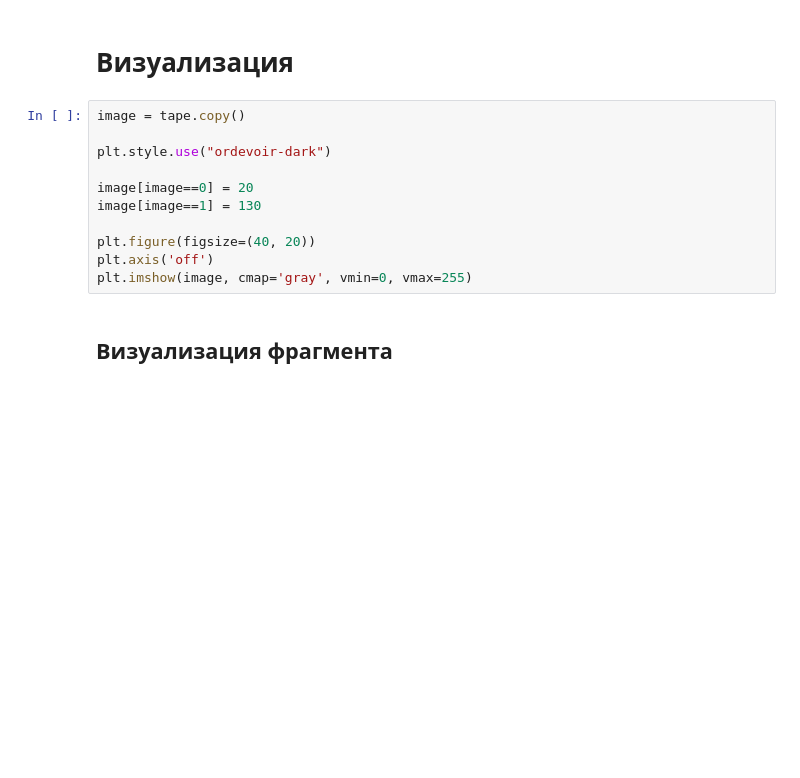
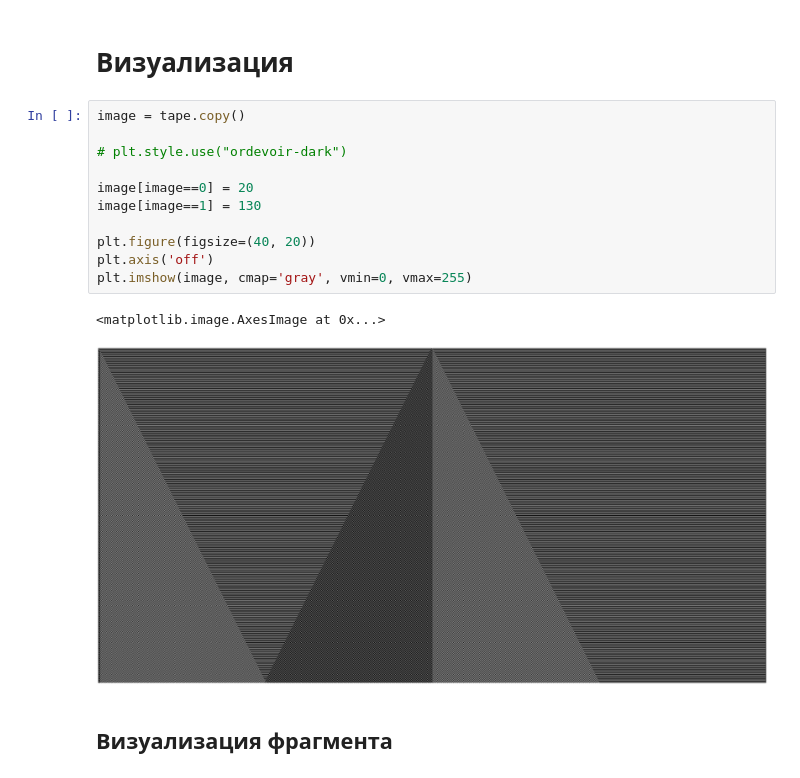
Before and after one commit to ordevoir/Publish, a Jupyter notebook: Elementary_Cellular_Automaton.ipynb, the cells around one changed output. Cells and saved outputs as stored; diff of their text form; blank space fills up the shorter version.

```diff
--- a/Elementary_Cellular_Automaton.ipynb
+++ b/Elementary_Cellular_Automaton.ipynb
@@ -60,14 +64,17 @@ for i in range(n_iterations):
 # %%
 image = tape.copy()
 
-plt.style.use("ordevoir-dark")
+# plt.style.use("ordevoir-dark")
 
 image[image==0] = 20
 image[image==1] = 130
 
 plt.figure(figsize=(40, 20))
 plt.axis('off')
 plt.imshow(image, cmap='gray', vmin=0, vmax=255)
+# %% [output]
+<matplotlib.image.AxesImage at 0x...>
+[figure, added]
 # %% [markdown]
 ## Визуализация фрагмента
 # %%
```
Also changed, not shown: parts of 3 cells of this notebook.
